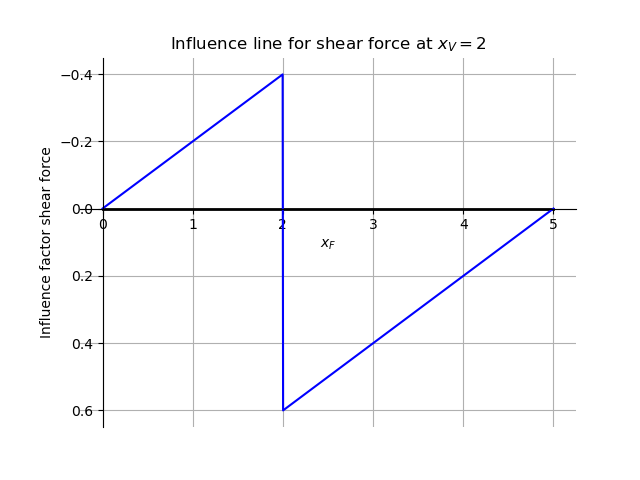
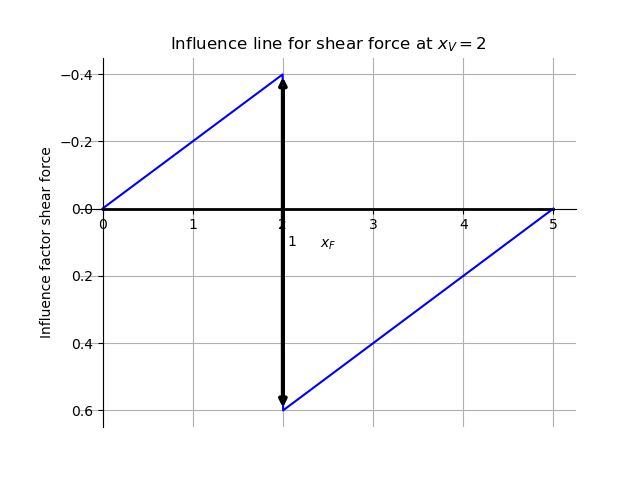
Code edit (unified diff) that turned the first committed figure into the second:
--- before
+++ after
@@ -24,4 +24,11 @@
 plt.ylabel('Influence factor shear force')
 axs = plt.gca()
+
+hulp0 = V_inf_numpy(L=5,a=2,EI=5000,x=2-0.001)
+hulp1 = V_inf_numpy(L=5,a=2,EI=5000,x=2+0.001)
+axs = plt.gca()
+axs.annotate(text='', xy=(2,hulp0), xytext=(2,hulp1), arrowprops=dict(arrowstyle='<|-|>', linewidth=3))
+axs.annotate('1',xy = [2+0.05,(hulp0+hulp1)/2],va='center',ha='left')
+
 axs.grid()
 axs.invert_yaxis()

Commit: WIP